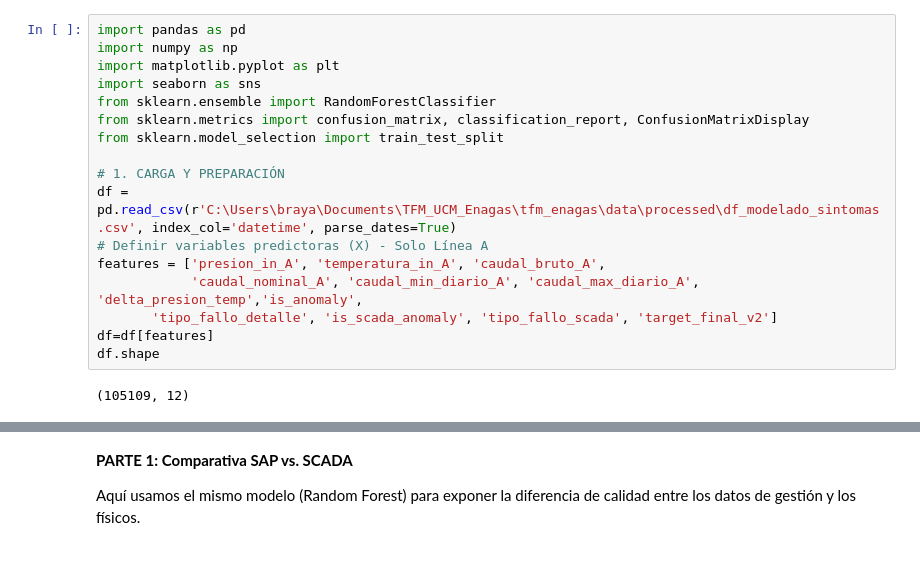
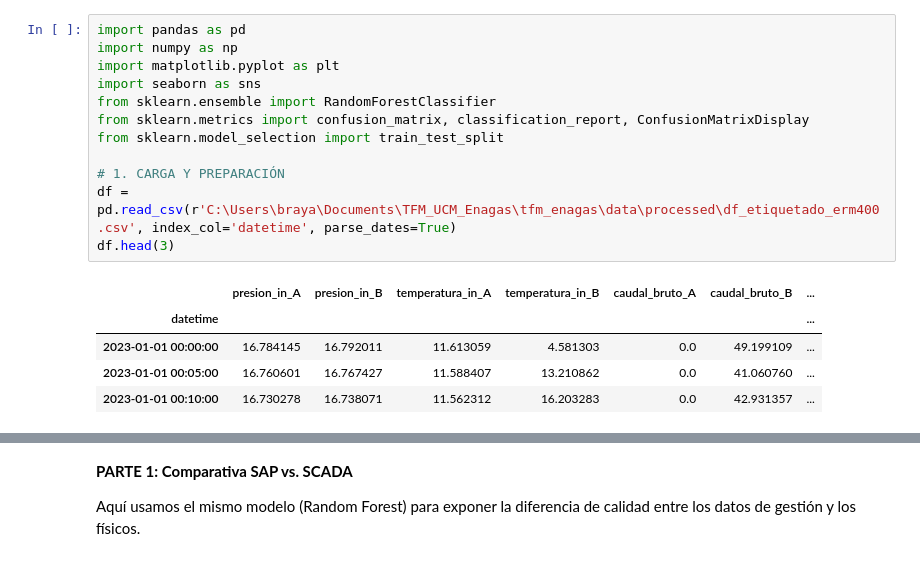
Before and after one commit to BryanInche/27.tfm_enagas_ia, a Jupyter notebook: notebooks/04_Modelado_Supervisado.ipynb, the cells around one changed output, grey strips where cells are left out. Drawn from its saved outputs; the diff is of its cells as text.

```diff
--- a/notebooks/04_Modelado_Supervisado.ipynb
+++ b/notebooks/04_Modelado_Supervisado.ipynb
@@ -1,19 +1,18 @@
 # %%
 import pandas as pd
 import numpy as np
 import matplotlib.pyplot as plt
 import seaborn as sns
 from sklearn.ensemble import RandomForestClassifier
 from sklearn.metrics import confusion_matrix, classification_report, ConfusionMatrixDisplay
 from sklearn.model_selection import train_test_split
 
 # 1. CARGA Y PREPARACIÓN
-df = pd.read_csv(r'C:\Users\braya\Documents\TFM_UCM_Enagas\tfm_enagas\data\processed\df_modelado_sintomas.csv', index_col='datetime', parse_dates=True)
-# Definir variables predictoras (X) - Solo Línea A
-features = ['presion_in_A', 'temperatura_in_A', 'caudal_bruto_A',
-            'caudal_nominal_A', 'caudal_min_diario_A', 'caudal_max_diario_A', 'delta_presion_temp','is_anomaly',
-       'tipo_fallo_detalle', 'is_scada_anomaly', 'tipo_fallo_scada', 'target_final_v2']
-df=df[features]
-df.shape
+df = pd.read_csv(r'C:\Users\braya\Documents\TFM_UCM_Enagas\tfm_enagas\data\processed\df_etiquetado_erm400.csv', index_col='datetime', parse_dates=True)
+df.head(3)
 # %% [output]
-(105109, 12)
+|  | presion_in_A | presion_in_B | temperatura_in_A | temperatura_in_B | caudal_bruto_A | caudal_bruto_B | ... |
+| datetime |  |  |  |  |  |  | ... |
+| 2023-01-01 00:00:00 | 16.784145 | 16.792011 | 11.613059 | 4.581303 | 0.0 | 49.199109 | ... |
+| 2023-01-01 00:05:00 | 16.760601 | 16.767427 | 11.588407 | 13.210862 | 0.0 | 41.060760 | ... |
+| 2023-01-01 00:10:00 | 16.730278 | 16.738071 | 11.562312 | 16.203283 | 0.0 | 42.931357 | ... |
```
Also changed, not shown: parts of 24 cells of this notebook.
